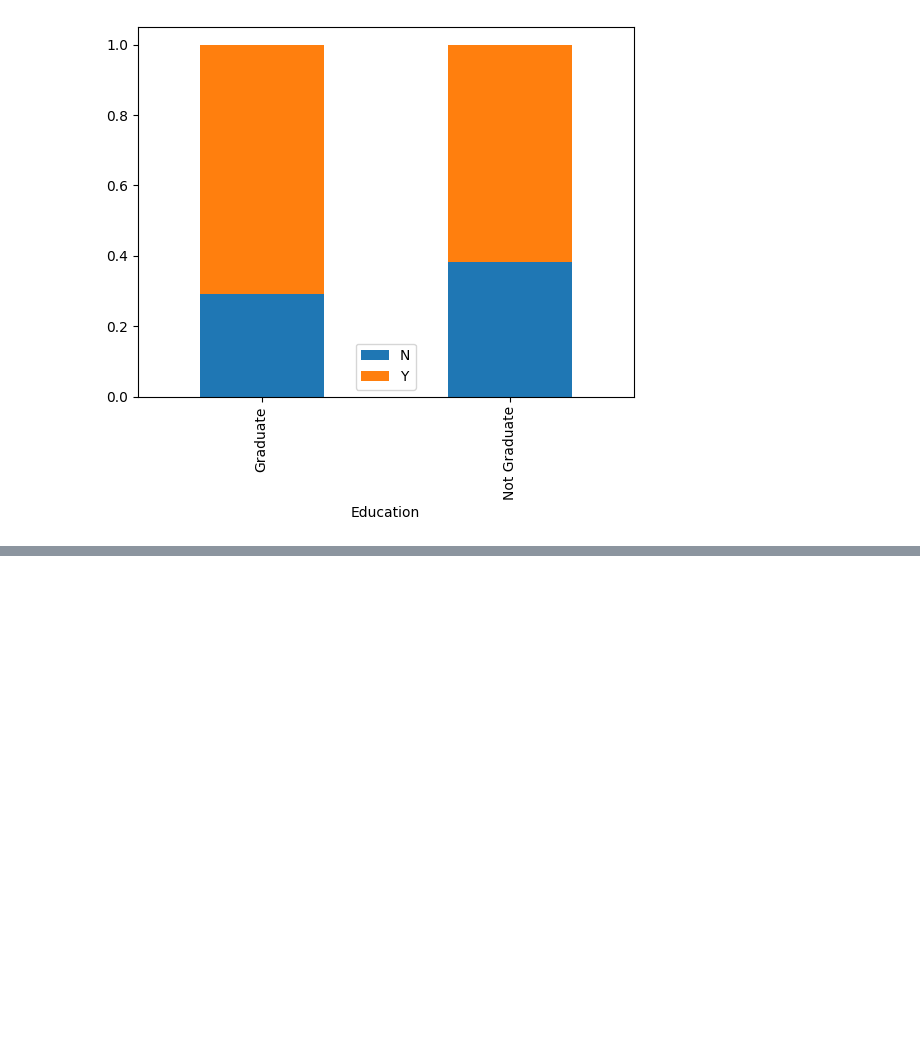
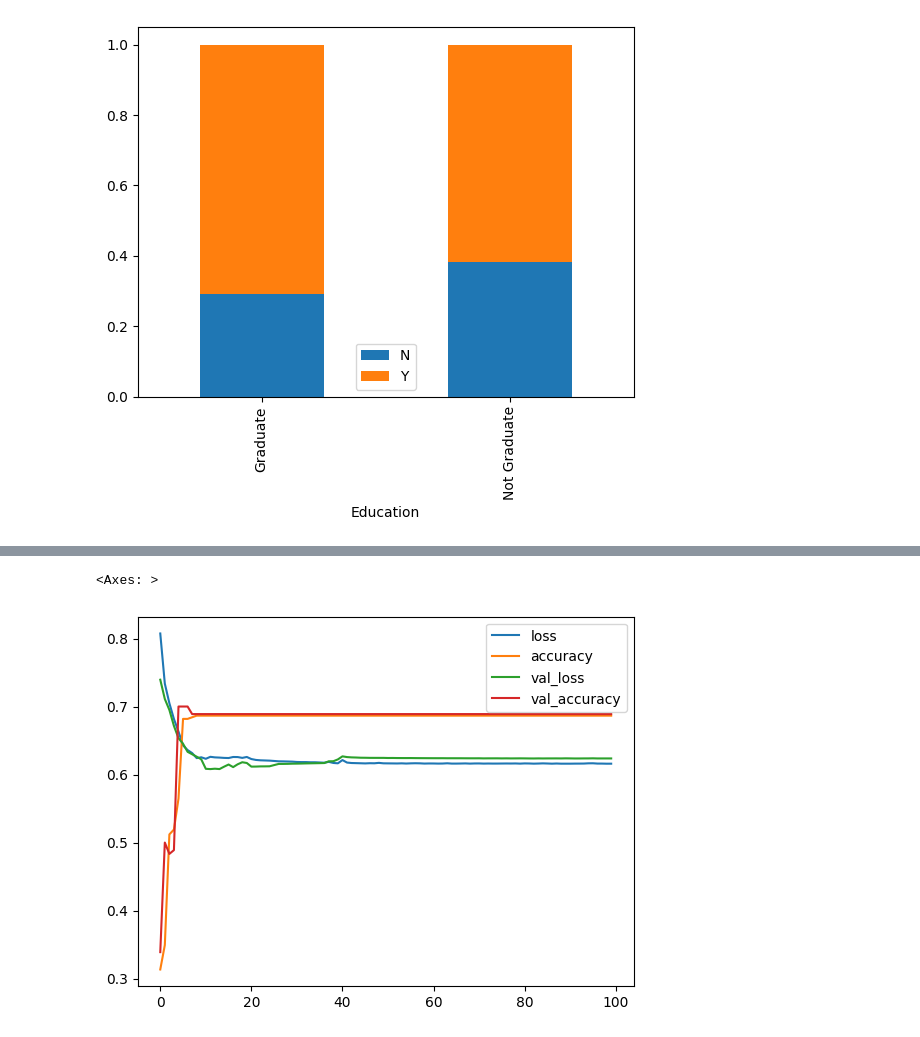
Before and after one commit to pravincoder/Tensorflow_models, a Jupyter notebook: Loan_Approval_Prediction_Model.ipynb, the cells around one changed output, grey strips where cells are left out. Drawn from its saved outputs; the diff is of its cells as text; code cells hidden in the pictures; blank space fills up the shorter version.

Commit message:
tested Model using Sequential Approch ❌

```diff
--- a/Loan_Approval_Prediction_Model.ipynb
+++ b/Loan_Approval_Prediction_Model.ipynb
@@ -210,0 +248,9 @@ plt.show()
+# %%
+from pandas._libs.tslibs.offsets import YearEnd
+X = data.drop('Loan_Status',1)
+y = data.Loan_Status.apply(lambda x:0 if x=='Y' else 1)
+X = pd.get_dummies(X)
+
+#print(X)
+X_train,X_test,y_train,y_test = train_test_split(X,y,train_size=0.7,test_size=0.3,random_state=42)
+#print(y)
@@ -210,0 +259,13 @@ plt.show()
+# %%
+
+# Model
+model1 = tf.keras.Sequential([
+    tf.keras.layers.Input(shape=(21,),name='InputLayerL1'),
+    #tf.keras.layers.Flatten(name='FlattenLayerL2'),
+    tf.keras.layers.Dense(50,activation='relu',name='DenseLayerL3'),
+    tf.keras.layers.Dense(10,activation='sigmoid',name='DenseLayerL4'),
+    tf.keras.layers.Dense(1,activation='sigmoid')
+])
+# Compile
+model1.compile(loss='binary_crossentropy',optimizer='adam',metrics=['accuracy'])
+model1.summary()
@@ -210,0 +288,3 @@ plt.show()
+# %%
+#fit
+history1 = model1.fit(X_train,y_train,epochs=100,batch_size=10,validation_data=(X_test,y_test))
@@ -210,0 +309,5 @@ plt.show()
+# %%
+pd.DataFrame(history1.history).plot()
+# %% [output]
+<Axes: >
+[figure, added]
```
Also changed, not shown: parts of 11 cells of this notebook.
